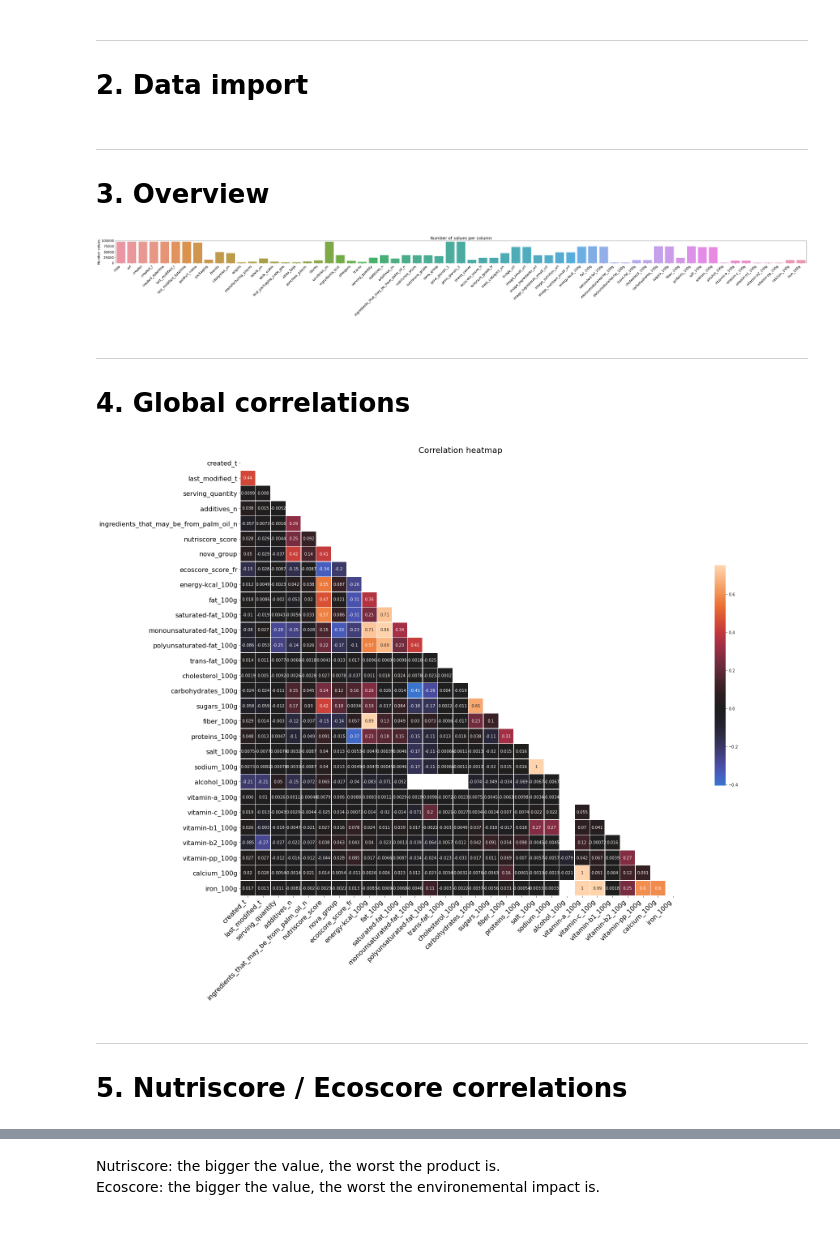
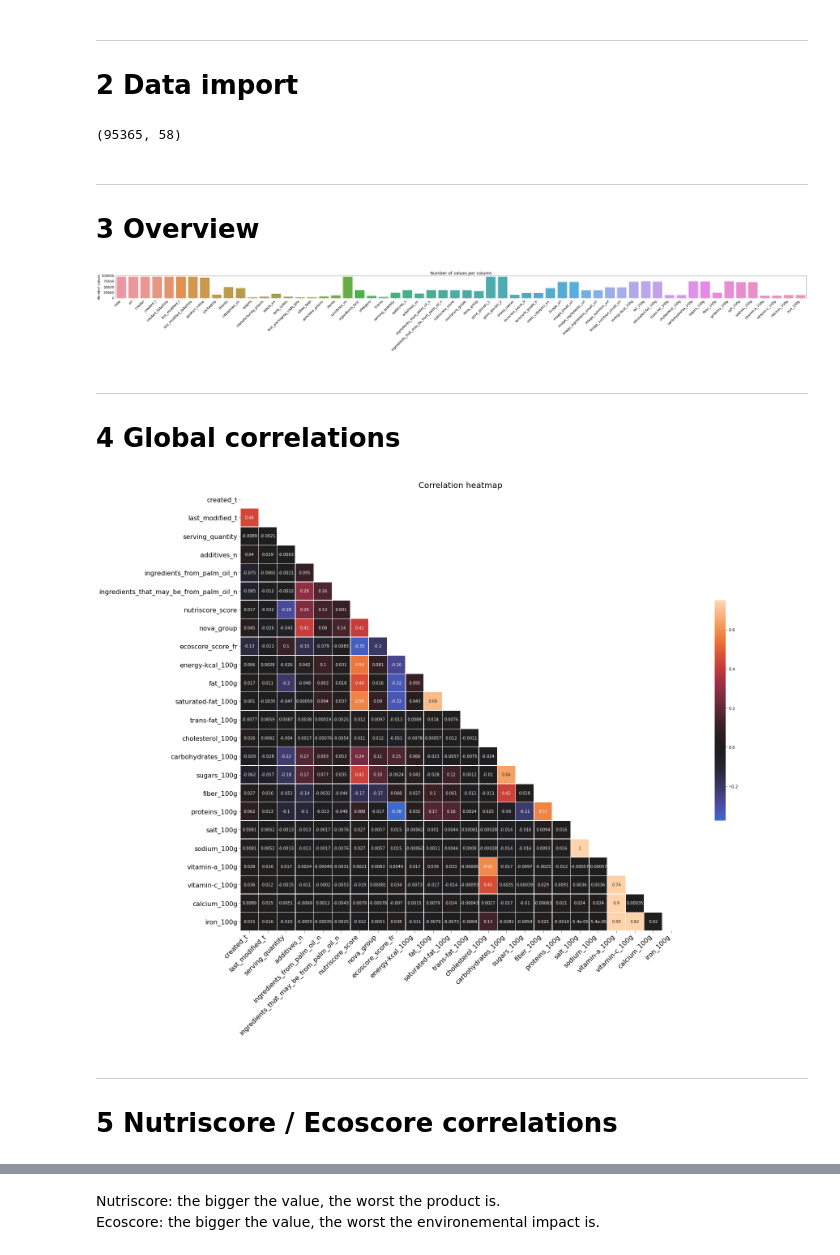
Before and after one commit to curiousmindflow/oc-ml-p2, a Jupyter notebook: exploration.ipynb, the cells around one changed output, grey strips where cells are left out. Saved outputs shown, nothing was run; the diff lists cells and outputs as text; code cells hidden in the pictures.

```diff
--- a/exploration.ipynb
+++ b/exploration.ipynb
@@ -14,27 +14,31 @@ pd.set_option("display.max_rows", None)
 np.random.seed(294697)
 # %% [markdown]
 ***
-# 2. Data import
+# 2 Data import
 # %%
-data = pd.read_csv("datas/sample.csv", index_col=[0])
+data = pd.read_csv("datas/sample.csv", index_col=[0], sep=";")
+# %%
+data.shape
+# %% [output]
+(95365, 58)
 # %% [markdown]
 ***
-# 3. Overview
+# 3 Overview
 # %%
 plt.figure(figsize=(60,2))
 
-barplot = sns.barplot(x=data.columns, y=data.apply(lambda row: row.count(), axis=0))
+barplot = sns.barplot(x=data.columns, y=data.count())
 
 plt.title("Number of values per column", size=20)
 plt.xticks(rotation=45, size=16, ha="right")
 plt.yticks(size=16)
 plt.ylabel("Number values", size=16)
 plt.show()
 # %% [output]
-[figure, old version]
+[figure, new version]
 # %% [markdown]
 ***
-# 4. Global correlations
+# 4 Global correlations
 # %%
 corr = data.corr()
 # %%
@@ -50,10 +54,10 @@ plt.xticks(rotation=45, size=16, ha="right")
 plt.yticks(size=16)
 plt.show()
 # %% [output]
-[figure, old version]
+[figure, new version]
 # %% [markdown]
 ***
-# 5. Nutriscore / Ecoscore correlations
+# 5 Nutriscore / Ecoscore correlations
 # %%
 plt.figure(figsize=(20, 4))
 
```
Also changed, not shown: parts of 20 cells of this notebook, 1 other file.
